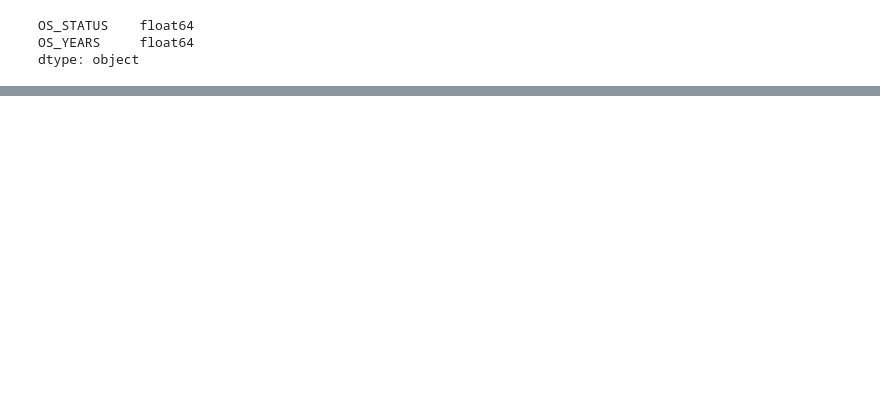
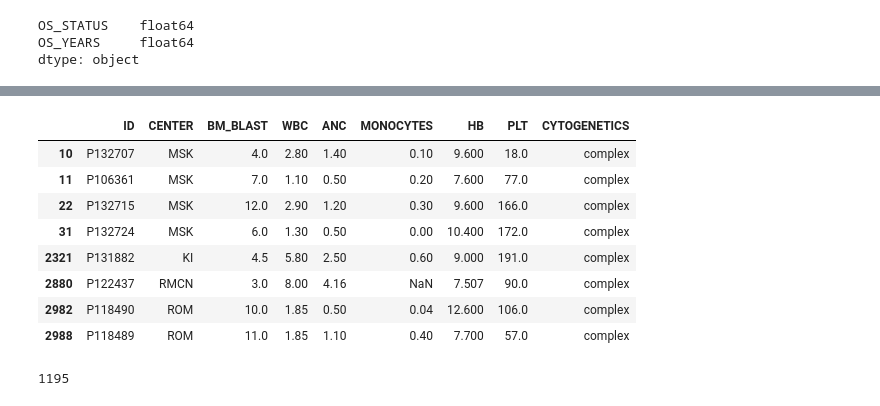
Before and after one commit to varoon1618/qrt-challenge, a Jupyter notebook: Attempt1.ipynb, the cells around one changed output, grey strips where cells are left out. Cells and saved outputs as stored; diff of their text form; code cells hidden in the pictures; blank space fills up the shorter version.

```diff
--- a/Attempt1.ipynb
+++ b/Attempt1.ipynb
@@ -129,0 +139,20 @@ X_test[['BM_BLAST', 'HB', 'PLT','ANC','MONOCYTES','HB']] = imputer.transform(X_t
+# %%
+
+def classify_cytogenetics(cytogenetics):
+    if pd.isna(cytogenetics):
+        return 'unknown'
+
+    if cytogenetics == 'complex':
+        return 'high'
+
+    slash = cytogenetics.count('/')
+    commas = cytogenetics.count(',')
+    commas = commas-slash-1
+    if(commas>=0 and commas<=2):
+        return 'low'
+    if(commas>2 and commas<=4):
+        return 'intermediate'
+    if(commas>4):
+        return 'high'
+# %%
+df['CYTOGENETICS_RISK'] = df['CYTOGENETICS'].apply(classify_cytogenetics)
@@ -164,0 +220,16 @@ ModuleNotFoundError: No module named 'lightgbm'
+# %%
+df[df['CYTOGENETICS']=='complex']
+# %% [output]
+|  | ID | CENTER | BM_BLAST | WBC | ANC | MONOCYTES | HB | PLT | CYTOGENETICS |
+| 10 | P132707 | MSK | 4.0 | 2.80 | 1.40 | 0.10 | 9.600 | 18.0 | complex |
+| 11 | P106361 | MSK | 7.0 | 1.10 | 0.50 | 0.20 | 7.600 | 77.0 | complex |
+| 22 | P132715 | MSK | 12.0 | 2.90 | 1.20 | 0.30 | 9.600 | 166.0 | complex |
+| 31 | P132724 | MSK | 6.0 | 1.30 | 0.50 | 0.00 | 10.400 | 172.0 | complex |
+| 2321 | P131882 | KI | 4.5 | 5.80 | 2.50 | 0.60 | 9.000 | 191.0 | complex |
+| 2880 | P122437 | RMCN | 3.0 | 8.00 | 4.16 | NaN | 7.507 | 90.0 | complex |
+| 2982 | P118490 | ROM | 10.0 | 1.85 | 0.50 | 0.04 | 12.600 | 106.0 | complex |
+| 2988 | P118489 | ROM | 11.0 | 1.85 | 1.10 | 0.40 | 7.700 | 57.0 | complex |
+# %%
+len(df['CYTOGENETICS'].unique())
+# %% [output]
+1195
```
Also changed, not shown: parts of 7 cells of this notebook.
